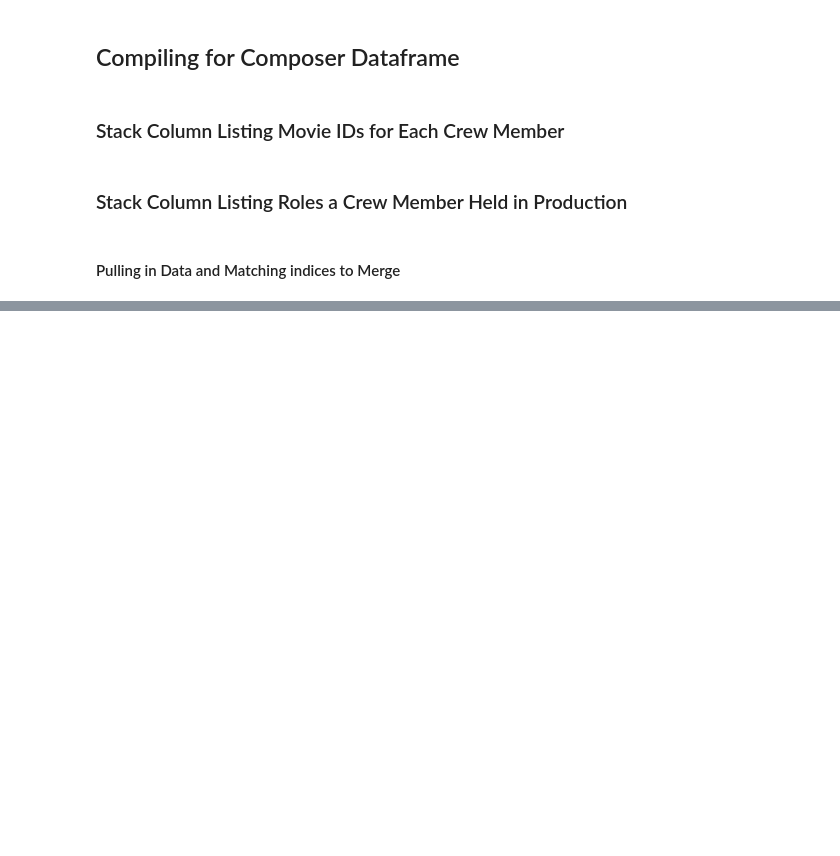
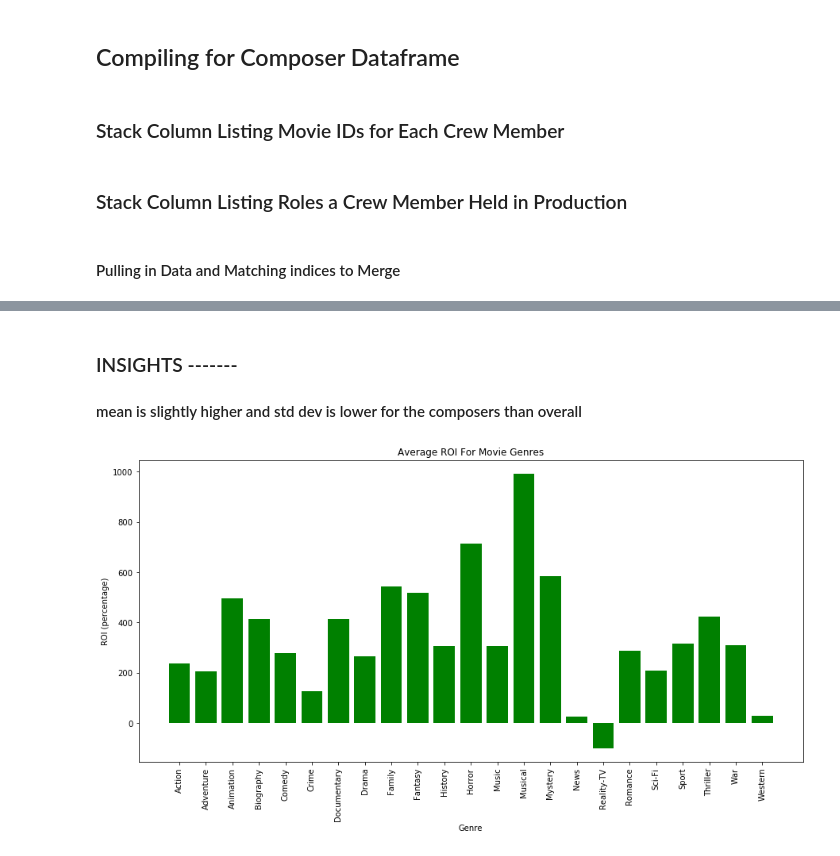
Before and after one commit to khyateed/Movie-Data-Analysis, a Jupyter notebook: student.ipynb, the cells around one changed output, grey strips where cells are left out. Saved outputs shown, nothing was run; the diff lists cells and outputs as text; code cells hidden in the pictures; blank space fills up the shorter version.

```diff
--- a/student.ipynb
+++ b/student.ipynb
@@ -628,0 +754,18 @@ composer_df
+# %% [markdown]
+### INSIGHTS -------
+#### mean is slightly higher and std dev is lower for the composers than overall
+# %%
+y = genre_roi.groupby(['genres'])['ROI'].mean()
+x = y.index
+
+figure, ax = plt.subplots(figsize = (15,7))
+
+ax.set_title('Average ROI For Movie Genres')
+ax.set_xlabel('Genre')
+ax.set_ylabel('ROI (percentage)')
+
+plt.xticks(rotation=90)
+
+ax.bar(x, y, color='green');
+# %% [output]
+[figure, added]
```
Also changed, not shown: parts of 34 cells of this notebook.
